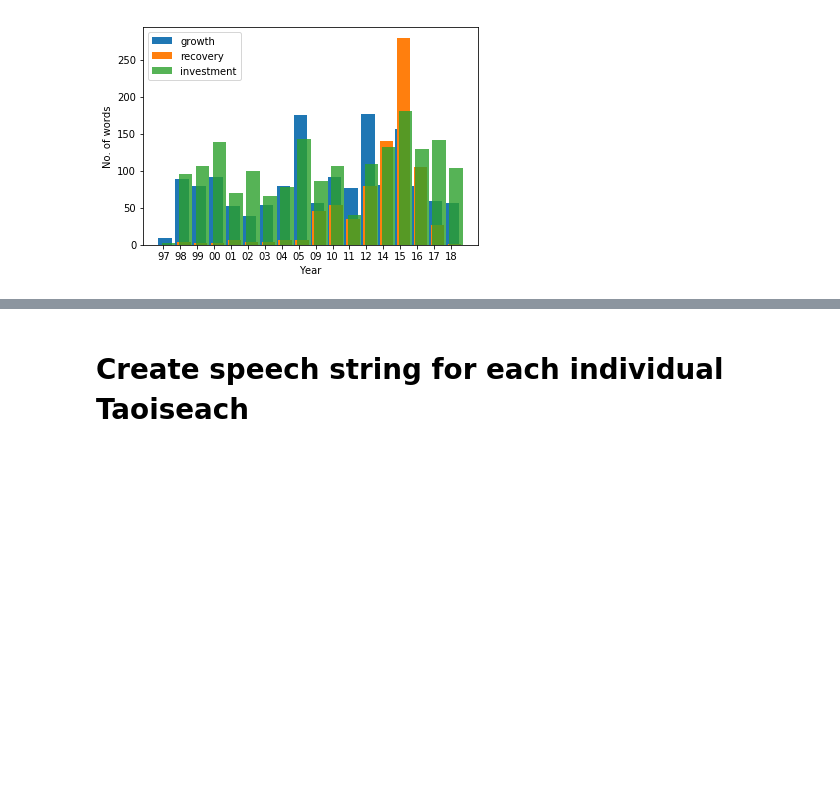
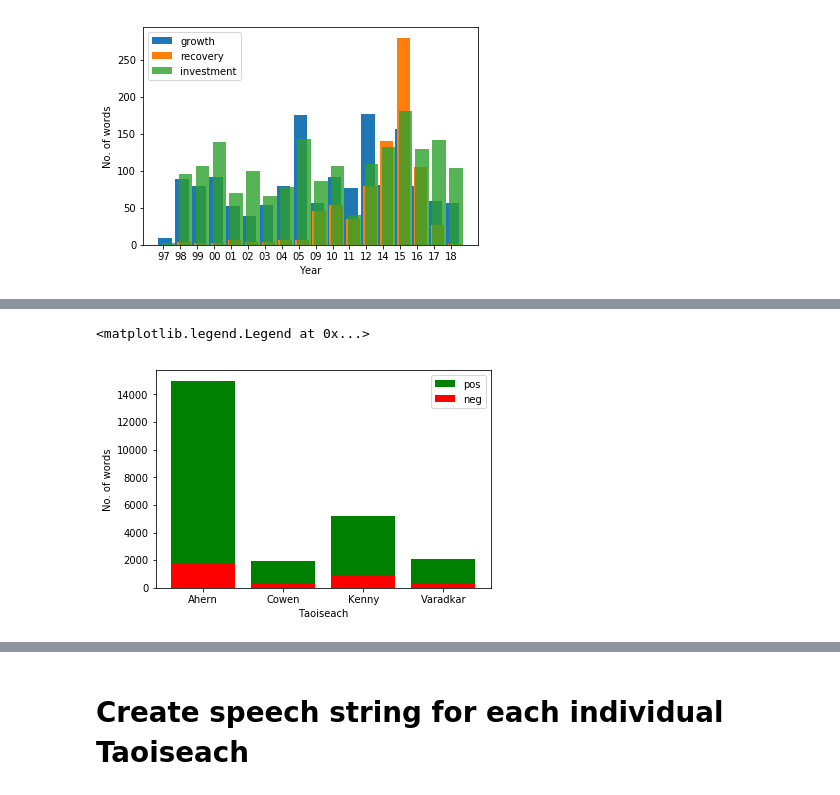
Before and after one commit to Johnny-Morgan/Python-Data-Science, a Jupyter notebook: Diploma Project.ipynb, the cells around one changed output, grey strips where cells are left out. Saved outputs shown, nothing was run; the diff lists cells and outputs as text; code cells hidden in the pictures; blank space fills up the shorter version.

```diff
--- a/Diploma Project.ipynb
+++ b/Diploma Project.ipynb
@@ -1783,0 +1941,17 @@ plt.legend()
+# %%
+name = ["Ahern","Cowen", "Kenny", "Varadkar"]
+pos = [14980, 1946, 5193, 2105]
+neg = [1816, 294, 875, 307]
+
+xpos = np.arange(4)
+
+plt.xticks(xpos, name)
+plt.ylabel("No. of words")
+plt.xlabel("Taoiseach")
+plt.bar(xpos, pos, label = "pos", color="green")
+plt.bar(xpos, neg,  label = "neg", color="red")
+
+plt.legend()
+# %% [output]
+<matplotlib.legend.Legend at 0x...>
+[figure, added]
```
Also changed, not shown: parts of 24 cells of this notebook.
